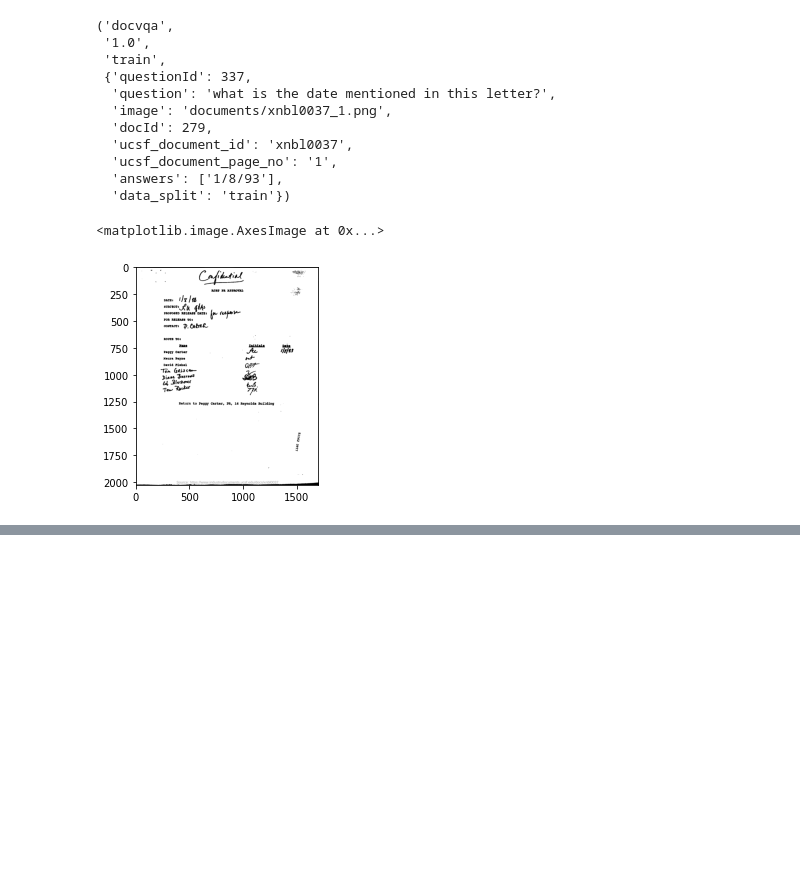
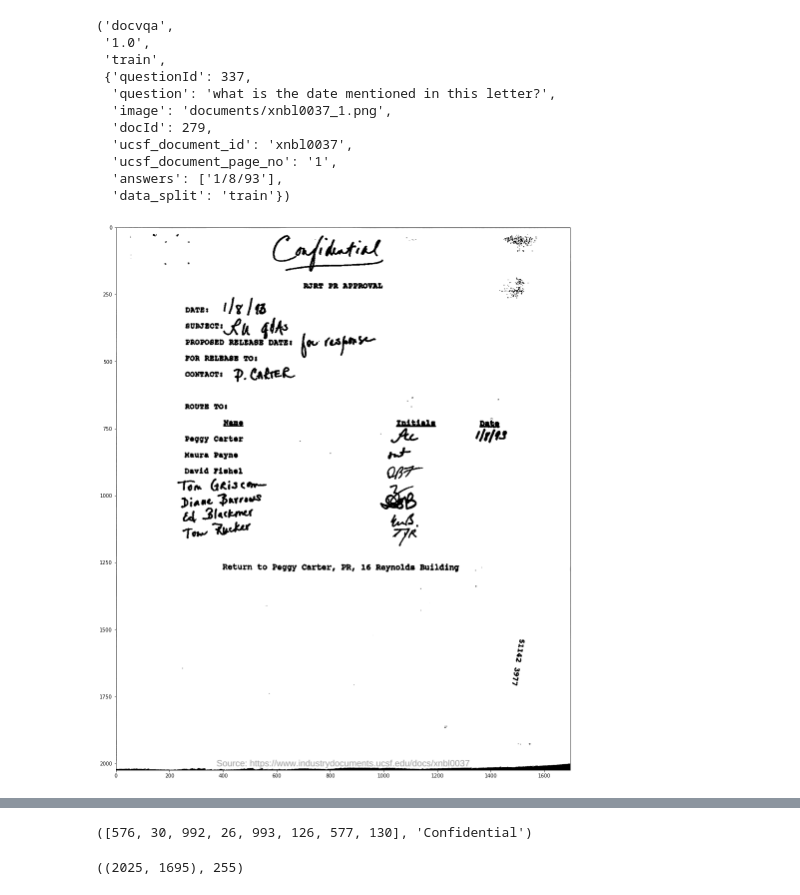
Before and after one commit to dscarmo/IA376J_final_project, a Jupyter notebook: explore_data.ipynb, the cells around one changed output, grey strips where cells are left out. Saved outputs shown, nothing was run; the diff lists cells and outputs as text; code cells hidden in the pictures; blank space fills up the shorter version.

```diff
--- a/explore_data.ipynb
+++ b/explore_data.ipynb
@@ -36,10 +37,11 @@ train_path = "data/raw/train/"
 image_path = train_path + str(sample["image"])
 image = imageio.imread(image_path)
 # %%
+plt.figure(figsize=(20, 20))
 plt.imshow(image, cmap="gray")
+plt.show()
 # %% [output]
-<matplotlib.image.AxesImage at 0x...>
-[figure, old version]
+[figure, new version]
 # %%
 ocr_path = os.path.join(train_path, "ocr_results", os.path.basename(image_path)[:-4] + ".json")
 
@@ -65,3 +67,13 @@ ocr
       {'boundingBox': [498, 1986, 1314, 1983, 1315, 2018, 499, 2018],
        'text': 'https://www.industrydocuments.ucsf.edu/docs/xnb10037',
        'confidence': 'Low'}]}]}]}
+# %%
+bbox = ocr['recognitionResults'][0]['lines'][0]['boundingBox']
+text = ocr['recognitionResults'][0]['lines'][0]['text']
+bbox, text
+# %% [output]
+([576, 30, 992, 26, 993, 126, 577, 130], 'Confidential')
+# %%
+image.shape, image.max()
+# %% [output]
+((2025, 1695), 255)
```
Also changed, not shown: parts of 2 cells of this notebook.
